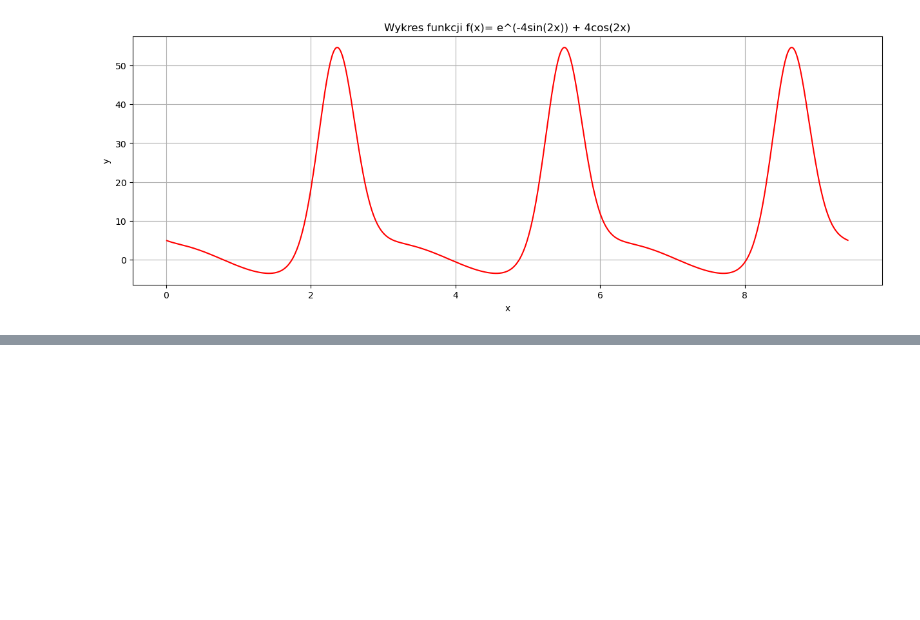
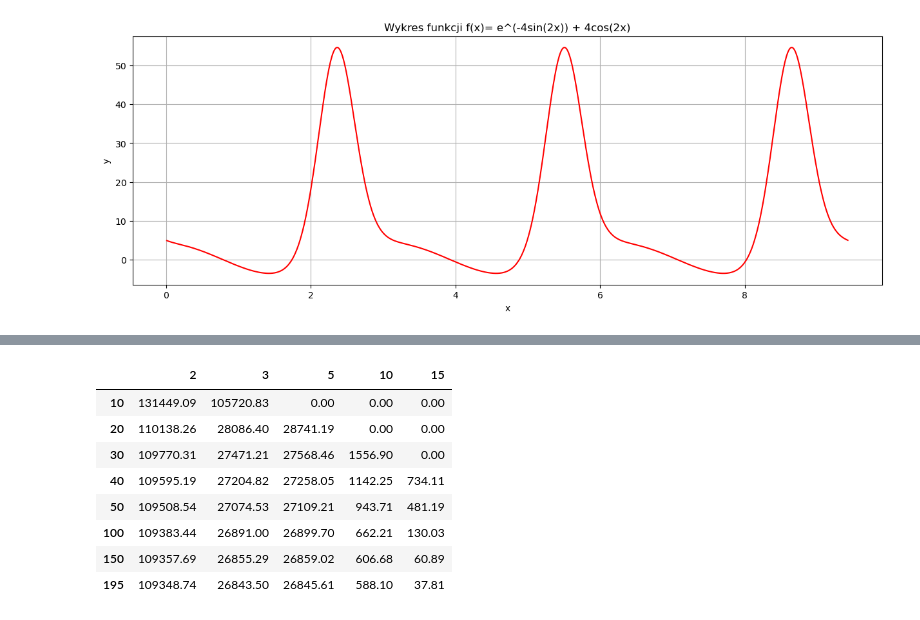
Before and after one commit to kawixKrul/Metody-Obliczeniowe, a Jupyter notebook: lab6/trigonometric.ipynb, the cells around one changed output, grey strips where cells are left out. Cells and saved outputs as stored; diff of their text form; code cells hidden in the pictures; blank space fills up the shorter version.

```diff
--- a/lab6/trigonometric.ipynb
+++ b/lab6/trigonometric.ipynb
@@ -116,0 +110,45 @@ plt.show()
+# %%
+def find_best_aprox(F, a, b, n, deg):
+    abs_matirx = np.zeros((len(n), len(deg)))
+    sq_matrix = np.zeros((len(n), len(deg)))
+
+    for ni in n:
+        x = np.linspace(a,b,ni)
+        y = np.vectorize(F)(x)
+        for m in deg:
+            if m > (ni-1)//2:
+                break
+            f = aproximation_func(x,y,m)
+            err = calculate_error(g,f,a,b)
+            abs_matirx[ni-n[0], m-deg[0]] = err["max"]
+            sq_matrix[ni-n[0], m-deg[0]] = err["sq"]
+    return abs_matirx, sq_matrix
+
+def find_min_error(mat):
+    err = np.inf
+    idx_i, idx_j = -1, -1
+    for i in range(len(mat)):
+        for j in range(len(mat[0])):
+            if mat[i,j] != 0 and mat[i,j] < err:
+                err = mat[i,j]
+                idx_i, idx_j = i, j
+    return err, idx_i, idx_j
+# %%
+n = range(3,200)
+deg = range(3,)
+
+ab, sq = find_best_aprox(g,a,b,n,deg)
+# %%
+df = pd.DataFrame(sq)
+df = df.round(2)
+df.iloc[[10,20,30,40,50,100,150,195]].loc[:, [2,3,5,10,15]]
+# %% [output]
+|  | 2 | 3 | 5 | 10 | 15 |
+| 10 | 131449.09 | 105720.83 | 0.00 | 0.00 | 0.00 |
+| 20 | 110138.26 | 28086.40 | 28741.19 | 0.00 | 0.00 |
+| 30 | 109770.31 | 27471.21 | 27568.46 | 1556.90 | 0.00 |
+| 40 | 109595.19 | 27204.82 | 27258.05 | 1142.25 | 734.11 |
+| 50 | 109508.54 | 27074.53 | 27109.21 | 943.71 | 481.19 |
+| 100 | 109383.44 | 26891.00 | 26899.70 | 662.21 | 130.03 |
+| 150 | 109357.69 | 26855.29 | 26859.02 | 606.68 | 60.89 |
+| 195 | 109348.74 | 26843.50 | 26845.61 | 588.10 | 37.81 |
```
Also changed, not shown: parts of 8 cells of this notebook.
